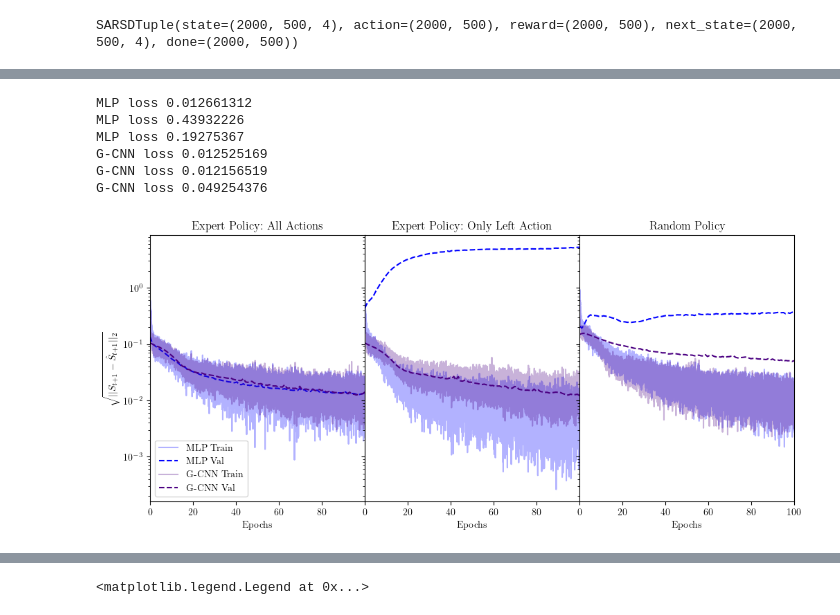
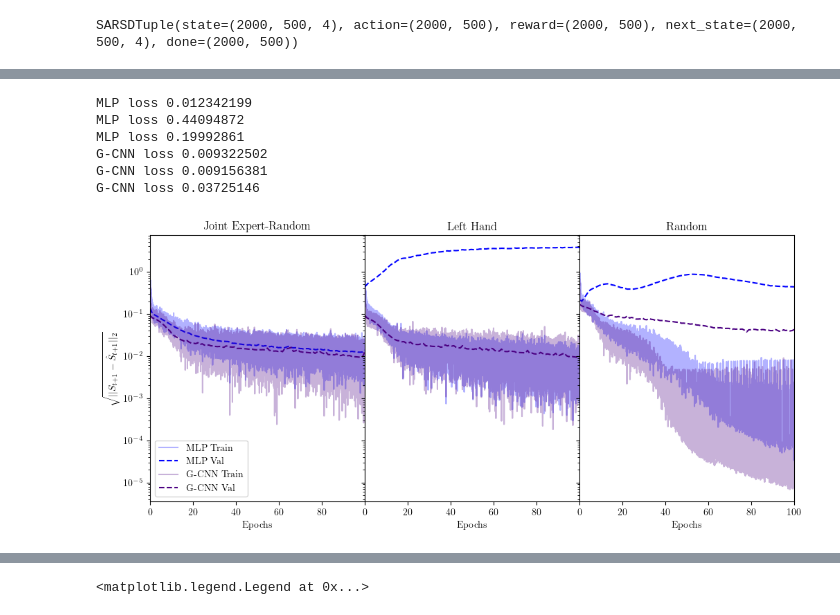
Before and after one commit to seancraven/mono_ms, a Jupyter notebook: model_based/transition_model_loss.ipynb, the cells around one changed output, grey strips where cells are left out. Cells and saved outputs as stored; diff of their text form; code cells hidden in the pictures.

```diff
--- a/model_based/transition_model_loss.ipynb
+++ b/model_based/transition_model_loss.ipynb
@@ -14,7 +14,7 @@ matplotlib.rcParams.update({'text.usetex': True, "font.family": "serif"})
 # %%
 num = 2000
 keys = jax.random.split(jax.random.PRNGKey(42), num)
-random_data = jax.jit(jax.vmap(make_experience_fn("CartPole-v1", 500)))(keys)
+random_data = jax.jit(jax.vmap(make_experience_fn("CartPole-v1", 5000)))(keys)
 random_data_len = np.prod(random_data.reward.shape)
 random_data = jax.tree_map(lambda x: x.reshape((random_data_len, -1)), random_data)
 # non_zero = (random_data.done == 0).reshape(-1)
@@ -95,38 +98,39 @@ for hyp, c in zip(hyps, cs):
     sol.append(sub_sol)
 # %%
 matplotlib.rcParams.update( {"text.usetex": True, "font.family": "serif",})
-titles = ["Expert Policy: All Actions", "Expert Policy: Only Left Action", "Random Policy"]
+titles = ["Joint Expert-Random", "Left Hand", "Random"]
 fig, ax = plt.subplots(1, 3, figsize=(12, 5), sharey=True)
 names = ["G-CNN", "MLP"]
 plt.subplots_adjust(wspace=0, hspace=0)
 
 for sub_sol, hyp, c in zip(sol, hyps, cs):
     for i, ((train_loss, val_loss), tit) in enumerate(zip(sub_sol, titles)):
         trian_loss = moving_average(train_loss, 1000)
         ax[i].semilogy(get_x(train_loss, hyp.epochs),train_loss, label=f"{names[1] if hyp.model.__name__ == 'Model' else names[0]} Train", color=c, alpha = 0.3)
         # if tit == "Random Policy":
         #     ax[i].semilogy(get_x(val_loss, hyp.epochs), val_loss, label=f"{names[1] if hyp.model.__name__ == 'Model' else names[0]} Expert Policy Validation", color=c, linestyle="--")
         ax[i].semilogy(get_x(val_loss, hyp.epochs), val_loss, label=f"{names[1] if hyp.model.__name__ == 'Model' else names[0]} Val", color=c, linestyle="--")
         ax[i].set_xlabel("Epochs")
         ax[0].set_ylabel("$\sqrt{||S_{t+1} - \hat{S}_{t+1}||_2}$")
         print(f"{'MLP' if hyp.model.__name__ == 'Model' else names[0]} loss", jnp.min(val_loss))
 
         ax[i].set_title(tit)
         ax[i].set_xlim(0, EPCH)
         # ax[i].set_ylim(1e-2, 1)
 ax[0].set_xticks(range(0, 100, 20))
 ax[1].set_xticks(range(0, 100, 20))
 ax[2].set_xticks(range(0, 120, 20))
 ax[0].legend(loc="lower left")
 plt.show()
+fig.savefig("../msc_thesis/Figures/transition_model_loss.png")
 # %% [output]
-MLP loss 0.012661312
-MLP loss 0.43932226
-MLP loss 0.19275367
-G-CNN loss 0.012525169
-G-CNN loss 0.012156519
-G-CNN loss 0.049254376
+MLP loss 0.012342199
+MLP loss 0.44094872
+MLP loss 0.19992861
+G-CNN loss 0.009322502
+G-CNN loss 0.009156381
+G-CNN loss 0.03725146
-[figure, old version]
+[figure, new version]
 # %%
 rng = jax.random.PRNGKey(42)
 key = jax.random.split(rng, 500)
```
Also changed, not shown: parts of 6 cells of this notebook, 2 other files.
